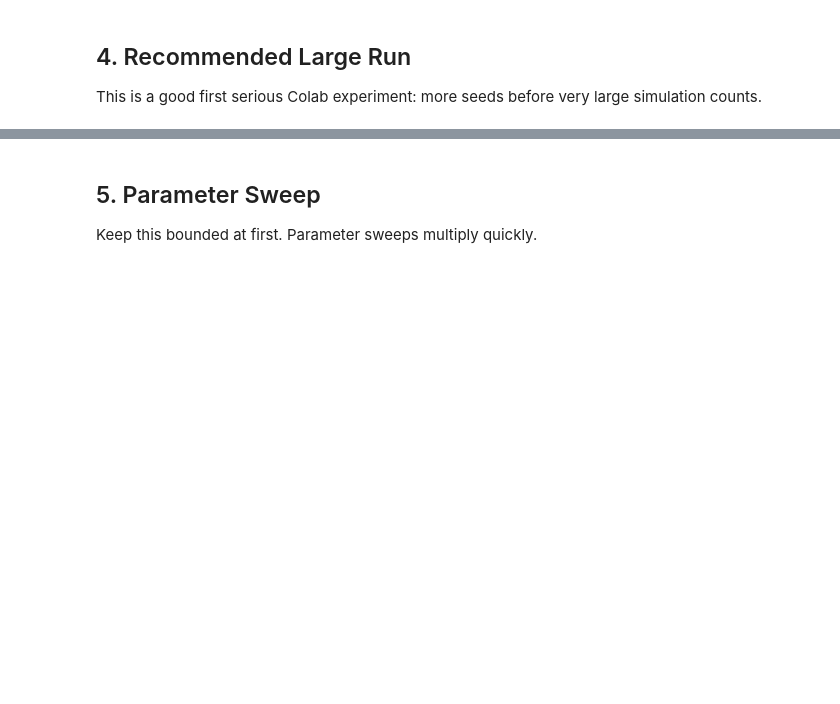
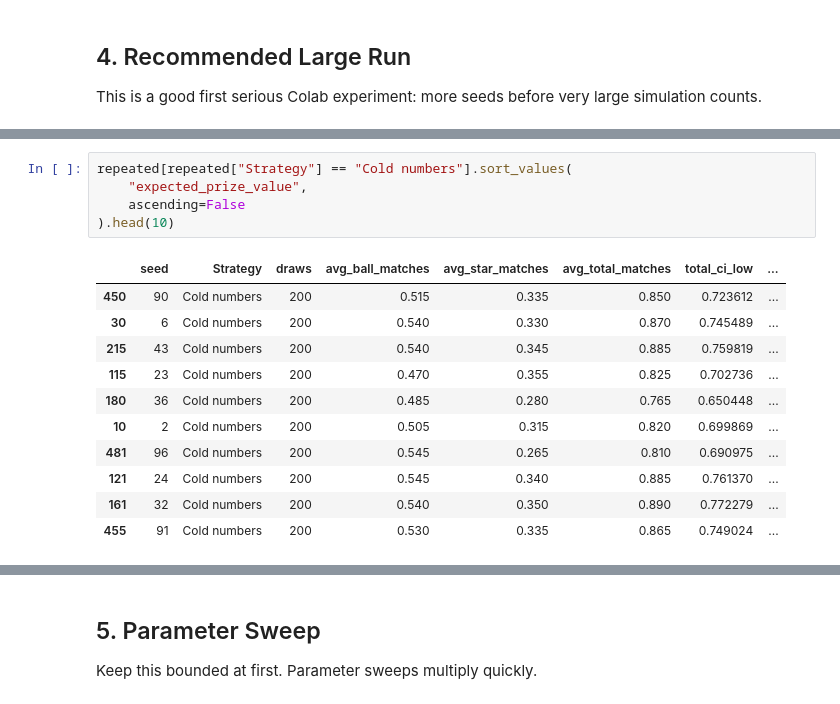
Before and after one commit to charlesclothilde-cmd/MillionaireProject, a Jupyter notebook: large_experiments_colab.ipynb, the cells around one changed output, grey strips where cells are left out. Cells and saved outputs as stored; diff of their text form; blank space fills up the shorter version.

```diff
--- a/large_experiments_colab.ipynb
+++ b/large_experiments_colab.ipynb
@@ -81,0 +111,17 @@ repeated_summary
+# %%
+repeated[repeated["Strategy"] == "Cold numbers"].sort_values(
+    "expected_prize_value",
+    ascending=False
+).head(10)
+# %% [output]
+|  | seed | Strategy | draws | avg_ball_matches | avg_star_matches | avg_total_matches | total_ci_low | ... |
+| 450 | 90 | Cold numbers | 200 | 0.515 | 0.335 | 0.850 | 0.723612 | ... |
+| 30 | 6 | Cold numbers | 200 | 0.540 | 0.330 | 0.870 | 0.745489 | ... |
+| 215 | 43 | Cold numbers | 200 | 0.540 | 0.345 | 0.885 | 0.759819 | ... |
+| 115 | 23 | Cold numbers | 200 | 0.470 | 0.355 | 0.825 | 0.702736 | ... |
+| 180 | 36 | Cold numbers | 200 | 0.485 | 0.280 | 0.765 | 0.650448 | ... |
+| 10 | 2 | Cold numbers | 200 | 0.505 | 0.315 | 0.820 | 0.699869 | ... |
+| 481 | 96 | Cold numbers | 200 | 0.545 | 0.265 | 0.810 | 0.690975 | ... |
+| 121 | 24 | Cold numbers | 200 | 0.545 | 0.340 | 0.885 | 0.761370 | ... |
+| 161 | 32 | Cold numbers | 200 | 0.540 | 0.350 | 0.890 | 0.772279 | ... |
+| 455 | 91 | Cold numbers | 200 | 0.530 | 0.335 | 0.865 | 0.749024 | ... |
```
Also changed, not shown: parts of 8 cells of this notebook.
